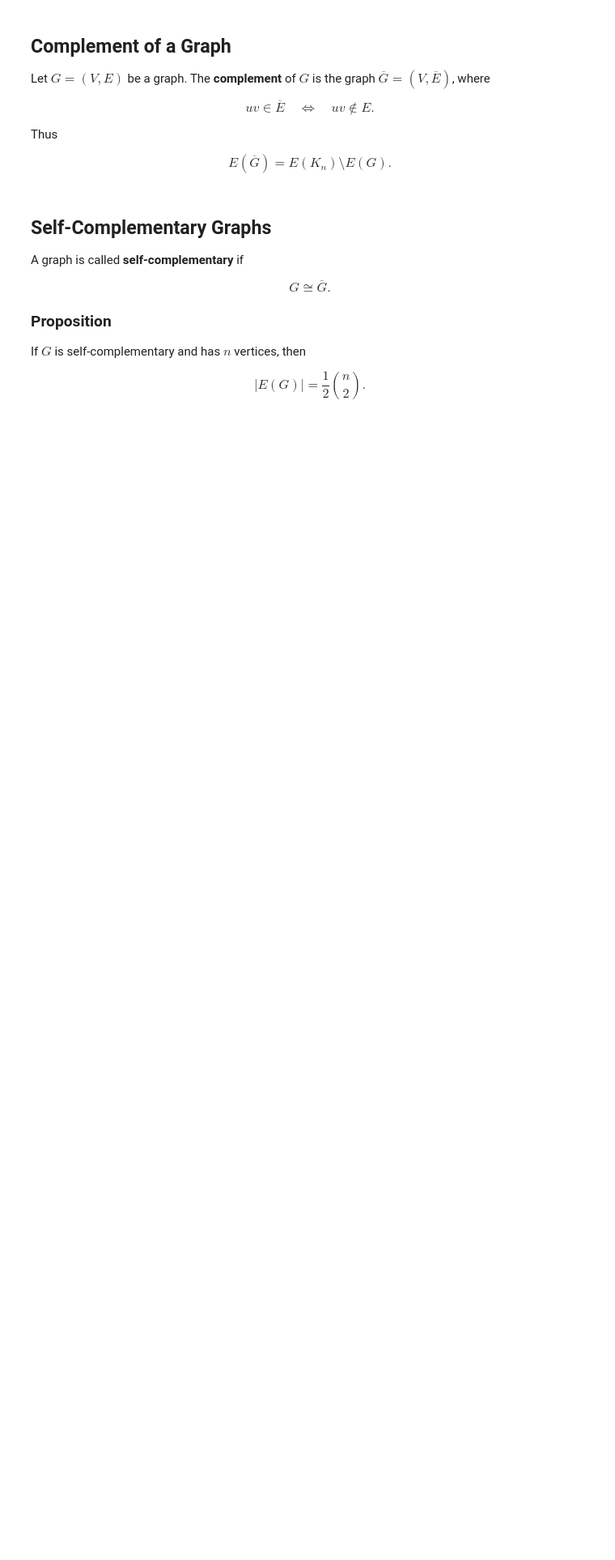
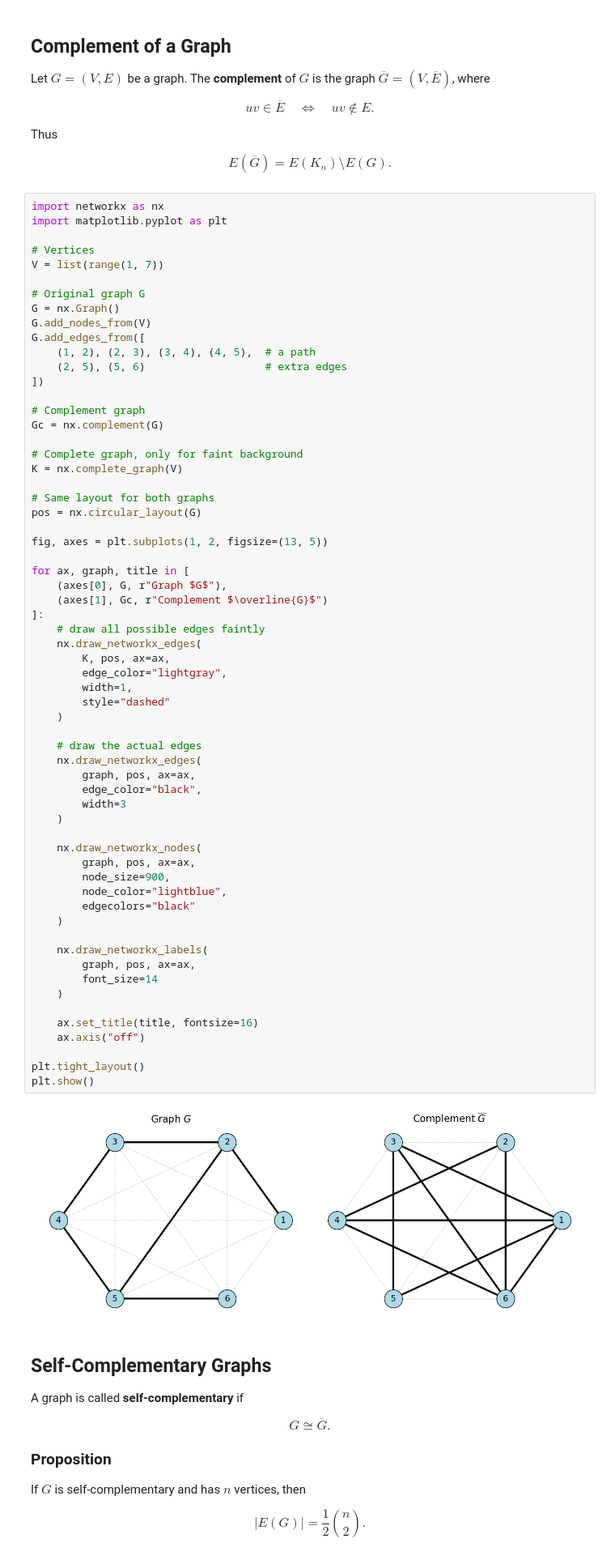
Before and after one commit to cohuori/HSE-DSBA-DM2_2026, a Jupyter notebook: seminars/seminar_1.ipynb, the cells around one changed output. Shown at 81% size. Drawn from its saved outputs; the diff is of its cells as text; blank space fills up the shorter version.

```diff
--- a/seminars/seminar_1.ipynb
+++ b/seminars/seminar_1.ipynb
@@ -185,6 +385,70 @@ E(\overline G)
 =
 E(K_n)\setminus E(G).
 $$
+# %%
+import networkx as nx
+import matplotlib.pyplot as plt
+
+# Vertices
+V = list(range(1, 7))
+
+# Original graph G
+G = nx.Graph()
+G.add_nodes_from(V)
+G.add_edges_from([
+    (1, 2), (2, 3), (3, 4), (4, 5),  # a path
+    (2, 5), (5, 6)                   # extra edges
+])
+
+# Complement graph
+Gc = nx.complement(G)
+
+# Complete graph, only for faint background
+K = nx.complete_graph(V)
+
+# Same layout for both graphs
+pos = nx.circular_layout(G)
+
+fig, axes = plt.subplots(1, 2, figsize=(13, 5))
+
+for ax, graph, title in [
+    (axes[0], G, r"Graph $G$"),
+    (axes[1], Gc, r"Complement $\overline{G}$")
+]:
+    # draw all possible edges faintly
+    nx.draw_networkx_edges(
+        K, pos, ax=ax,
+        edge_color="lightgray",
+        width=1,
+        style="dashed"
+    )
+
+    # draw the actual edges
+    nx.draw_networkx_edges(
+        graph, pos, ax=ax,
+        edge_color="black",
+        width=3
+    )
+
+    nx.draw_networkx_nodes(
+        graph, pos, ax=ax,
+        node_size=900,
+        node_color="lightblue",
+        edgecolors="black"
+    )
+
+    nx.draw_networkx_labels(
+        graph, pos, ax=ax,
+        font_size=14
+    )
+
+    ax.set_title(title, fontsize=16)
+    ax.axis("off")
+
+plt.tight_layout()
+plt.show()
+# %% [output]
+[figure, added]
 # %% [markdown]
 ## Self-Complementary Graphs
 
```
Also changed, not shown: parts of 32 cells of this notebook, 18 other files.
